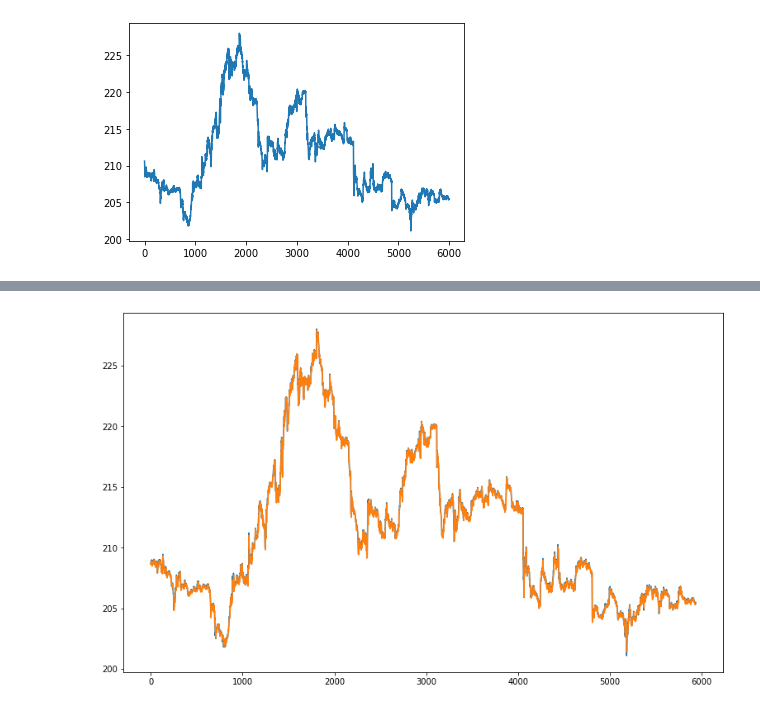
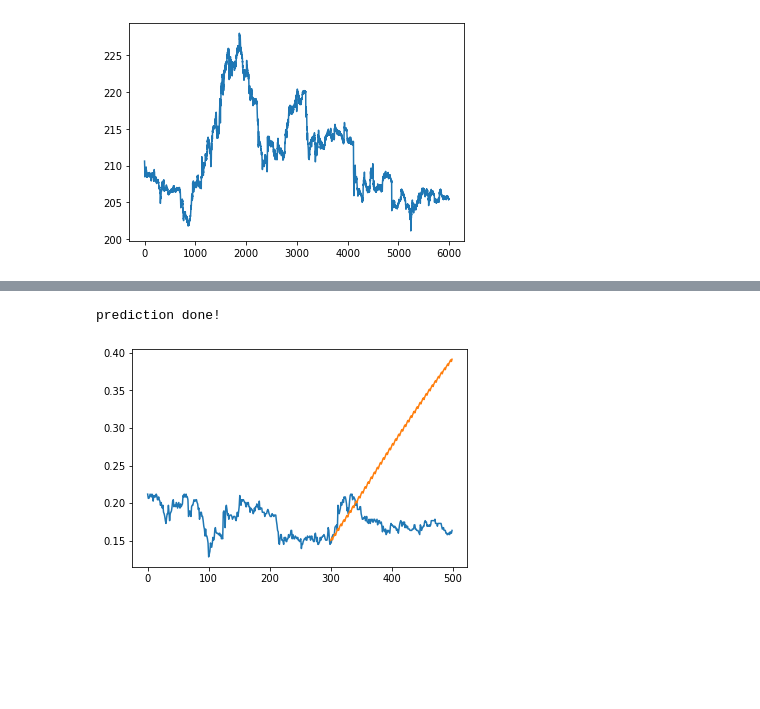
Before and after one commit to yashgupta417/stox, a Jupyter notebook: model.ipynb, the cells around one changed output, grey strips where cells are left out. Cells and saved outputs as stored; diff of their text form; code cells hidden in the pictures; blank space fills up the shorter version.

Commit message:
model changed

```diff
--- a/model.ipynb
+++ b/model.ipynb
@@ -224,5 +232,5 @@ Y_train=np.asarray(Y_train).astype(np.float32)
 X_test=np.asarray(X_test).astype(np.float32)
 Y_test=np.asarray(Y_test).astype(np.float32)
 # %%
-model.fit(X_train,Y_train,validation_data=(X_test,Y_test),epochs=5,batch_size=128,verbose=1)
+model.fit(X_train,Y_train,validation_data=(X_test,Y_test),epochs=10,batch_size=128,verbose=1)
 # %% [output]
@@ -248,19 +266,28 @@ math.sqrt(mean_squared_error(Y_test,pred))
-# %%
-stock_symbol='ITC.NS'
-seq_stock=seq_data[stock_symbol][:,:-1].reshape(len(seq_data[stock_symbol]),60,1)
-pred=model.predict(np.asarray(seq_stock).astype(np.float32))
-actual=seq_data[stock_symbol][:,-1]
-
-pred=scaler[stock_symbol].inverse_transform(pred)
-actual=scaler[stock_symbol].inverse_transform(actual.reshape(-1,1))
-
-plt.figure(figsize=(13, 8))
-
-plt.plot(actual)
-plt.plot(pred,)
-
-plt.show()
-# %% [output]
-[figure, removed]
+# %%
+symbol='ITC.NS'
+stock=close[symbol]
+
+iters=200
+keep=5
+
+old=stock[:-iters].flatten()
+for i in range(0,int(iters/keep)):
+    seq=old[-input_size:]
+    seq=seq.reshape(1,input_size,1)
+    pred=np.array(model.predict(seq))[0]
+    old=np.concatenate((old,pred[:keep]),axis=0)
+
+print('prediction done!')
+# %% [output]
+prediction done!
+# %%
+old[:len(stock)-iters]=np.nan
+points=500
+
+plt.plot(stock[-points:])
+plt.plot(old[-points:])
+plt.show()
+# %% [output]
+[figure, added]
 # %%
 model.save('stox.h5')
```
Also changed, not shown: parts of 11 cells of this notebook.
